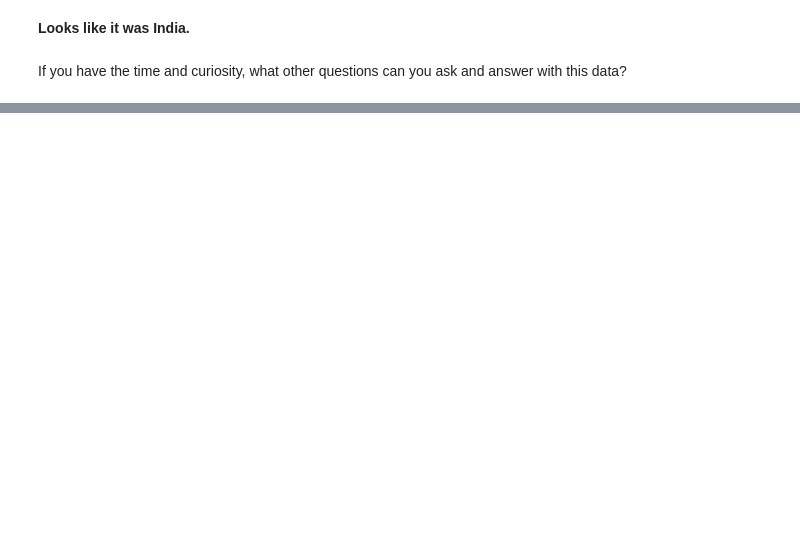
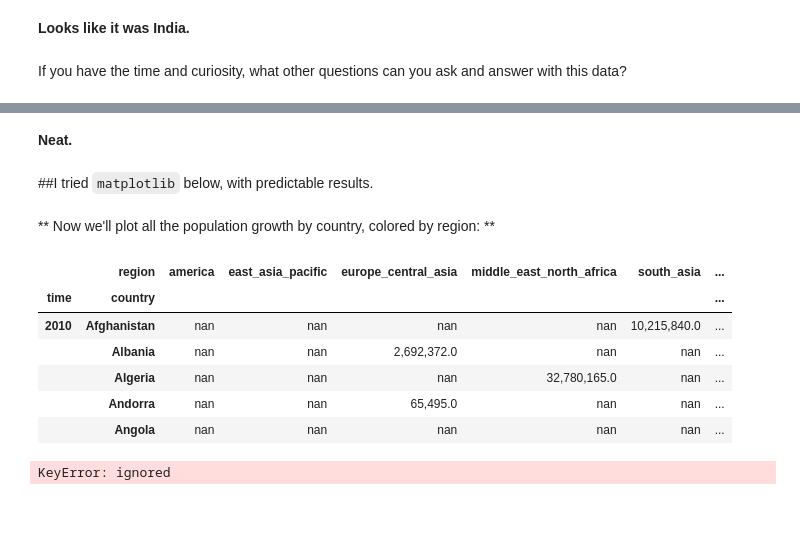
Before and after one commit to bloominstituteoftechnology/DS-Unit-1-Sprint-1-Dealing-With-Data, a Jupyter notebook: DS_Unit_1_Sprint_Challenge_2_Data_Wrangling.ipynb, the cells around one changed output, grey strips where cells are left out. Drawn from its saved outputs; the diff is of its cells as text; code cells hidden in the pictures; blank space fills up the shorter version.

```diff
--- a/DS_Unit_1_Sprint_Challenge_2_Data_Wrangling.ipynb
+++ b/DS_Unit_1_Sprint_Challenge_2_Data_Wrangling.ipynb
@@ -283,0 +369,17 @@ If you have the time and curiosity, what other questions can you ask and answer
+# %% [markdown]
+**Neat.**
+# %% [markdown]
+##I tried `matplotlib` below, with predictable results.
+# %% [markdown]
+** Now we'll plot all the population growth by country, colored by region: **
+# %%
+import matplotlib.pyplot as plt
+unpacked.head()
+# %% [output]
+|  | region | america | east_asia_pacific | europe_central_asia | middle_east_north_africa | south_asia | ... |
+| time | country |  |  |  |  |  | ... |
+| 2010 | Afghanistan | nan | nan | nan | nan | 10,215,840.0 | ... |
+|  | Albania | nan | nan | 2,692,372.0 | nan | nan | ... |
+|  | Algeria | nan | nan | nan | 32,780,165.0 | nan | ... |
+|  | Andorra | nan | nan | 65,495.0 | nan | nan | ... |
+|  | Angola | nan | nan | nan | nan | nan | ... |
@@ -283,0 +390,8 @@ If you have the time and curiosity, what other questions can you ask and answer
+# %%
+for region in unpacked['region']:
+  for country in unpacked['country']:
+    pop_plot(country, region)
+# %% [output]
+KeyError: ignored
+# %% [markdown]
+##
```
Also changed, not shown: parts of 10 cells of this notebook.
